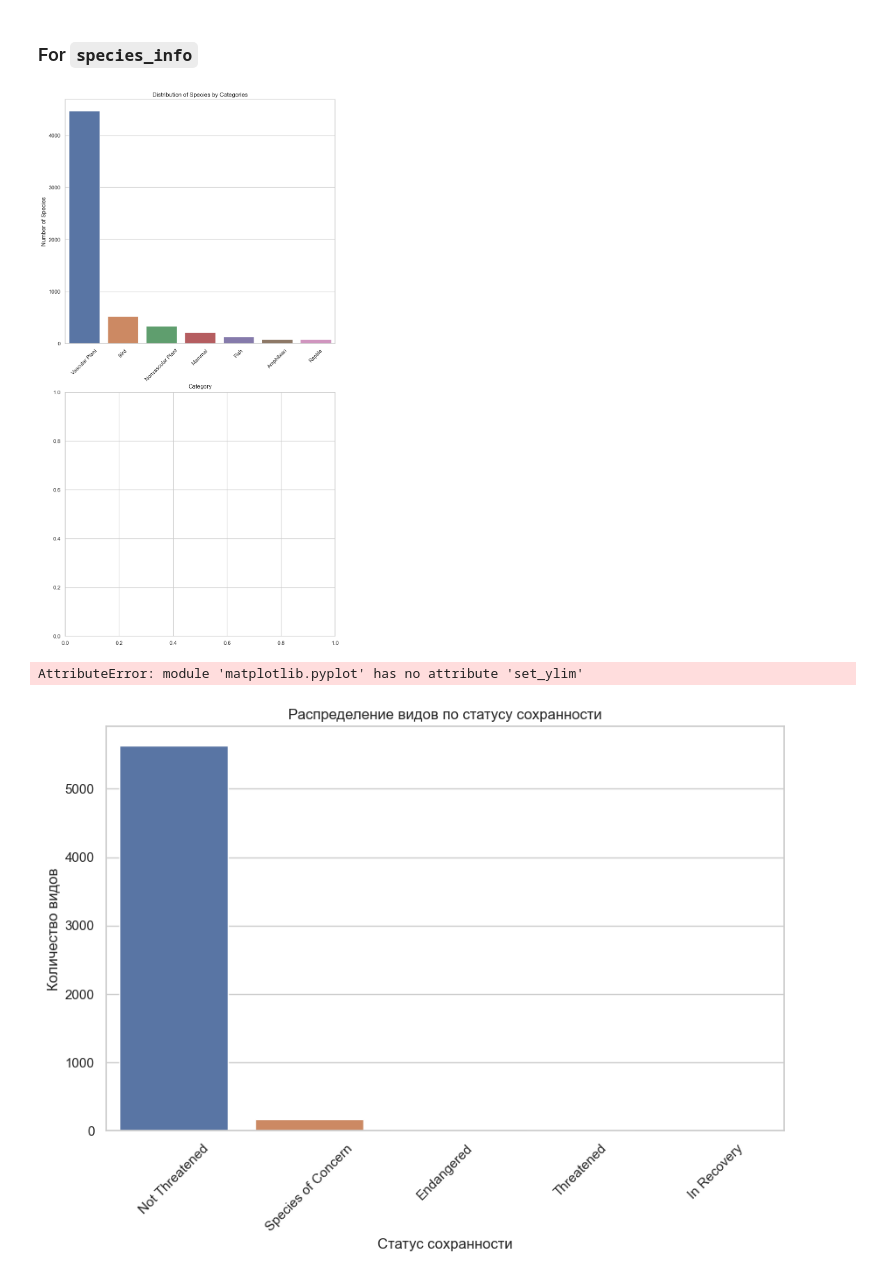
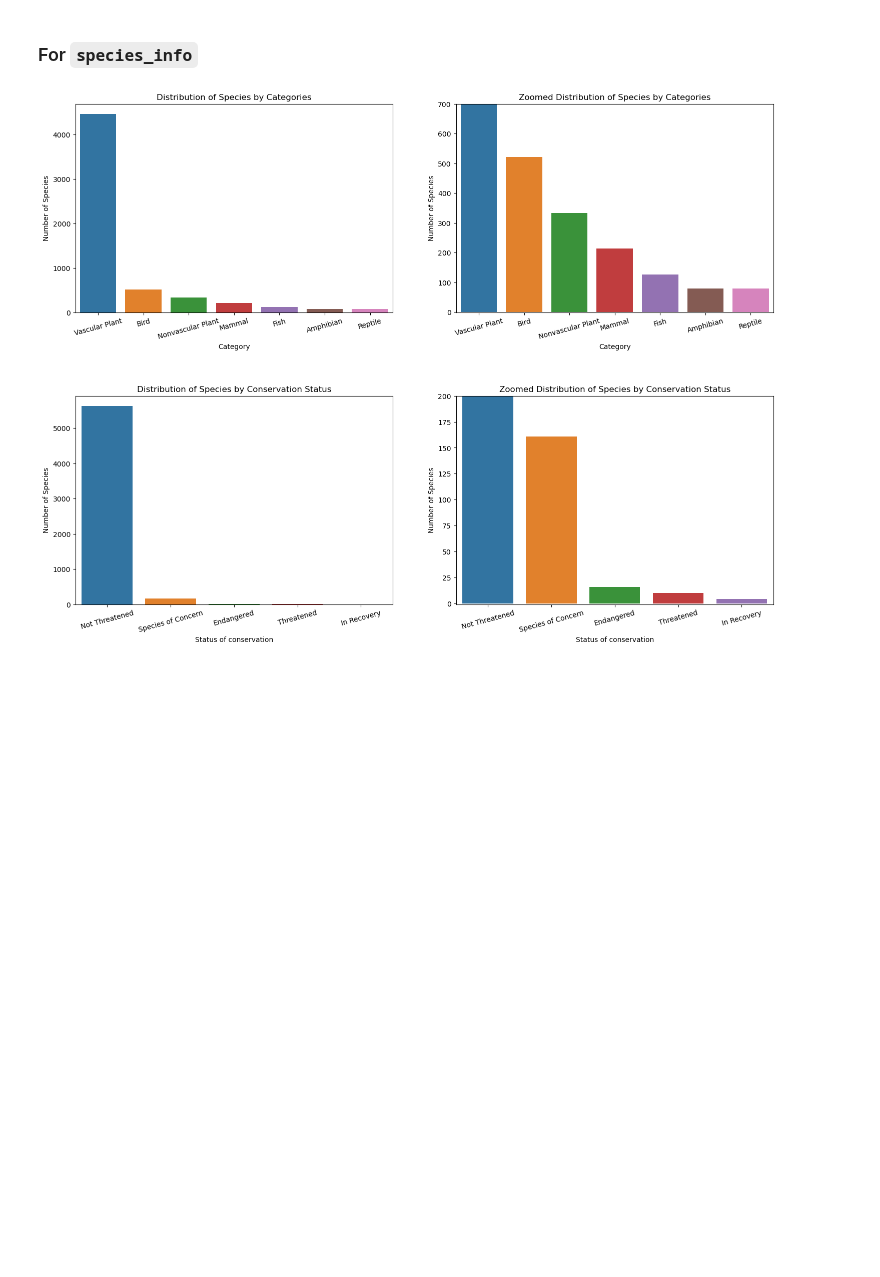
Before and after one commit to S0la1re/Biodiversity-in-National-Parks, a Jupyter notebook: biodiversity.ipynb, the cells around one changed output. Drawn from its saved outputs; the diff is of its cells as text; code cells hidden in the pictures; blank space fills up the shorter version.

```diff
--- a/biodiversity.ipynb
+++ b/biodiversity.ipynb
@@ -211,30 +211,46 @@ plt.show()
 # %% [markdown]
 ### For `species_info`
 # %%
-fig, axes = plt.subplots(2, 1, figsize=(10, 20))
+fig, axes = plt.subplots(nrows=2, ncols=2, figsize=(18, 13))
 
 # Visualization for 'category'
 category_counts = species_info['category'].value_counts()
-sns.barplot(ax=axes[0], x=category_counts.index, y=category_counts.values)
-axes[0].set_title('Distribution of Species by Categories')
-axes[0].set_xlabel('Category')
-axes[0].set_ylabel('Number of Species')
-axes[0].tick_params(axis='x', rotation=45)
+sns.barplot(ax=axes[0, 0], x=category_counts.index, y=category_counts.values)
+axes[0, 0].set_title('Distribution of Species by Categories')
+axes[0, 0].set_xlabel('Category')
+axes[0, 0].set_ylabel('Number of Species')
+axes[0, 0].tick_params(axis='x', rotation=15)
 
-'''
+
+# Visualization for 'category'
+sns.barplot(ax=axes[0, 1], x=category_counts.index, y=category_counts.values)
+axes[0, 1].set_title('Zoomed Distribution of Species by Categories')
+axes[0, 1].set_xlabel('Category')
+axes[0, 1].set_ylabel('Number of Species')
+axes[0, 1].set_ylim(-1, 700)
+axes[0, 1].tick_params(axis='x', rotation=15)
+
+
 # Visualization for 'conservation_status'
+
 conservation_status_counts = species_info['conservation_status'].value_counts()
-sns.barplot(ax=axes[1], x=conservation_status_counts.index, y=conservation_status_counts.values)
-axes[1].set_title('Distribution of Species by Conservation Status')
-axes[1].set_xlabel('Conservation Status')
-axes[1].set_ylabel('Number of Species')
-axes[1].tick_params(axis='x', rotation=45)
-axes[1].set_ylim(-1, 500) # Установка границ для оси Y от -1 до 1
+sns.barplot(ax=axes[1, 0], x=conservation_status_counts.index, y=conservation_status_counts.values)
+axes[1, 0].set_title('Distribution of Species by Conservation Status')
+axes[1, 0].set_xlabel('Status of conservation')
+axes[1, 0].set_ylabel('Number of Species')
+axes[1, 0].tick_params(axis='x', rotation=15)
+
+
+#Zoomed visualization of 'conservation_status'
+
+sns.barplot(ax=axes[1, 1], x=conservation_status_counts.index, y=conservation_status_counts.values)
+axes[1, 1].set_title('Zoomed Distribution of Species by Conservation Status')
+axes[1, 1].set_xlabel('Status of conservation')
+axes[1, 1].set_ylabel('Number of Species')
+axes[1, 1].set_ylim(-1, 200)
+axes[1, 1].tick_params(axis='x', rotation=15)
 
 plt.subplots_adjust(hspace=0.4)
-'''
 plt.show()
 # %% [output]
-[figure, old version]
+[figure, new version]
-AttributeError: module 'matplotlib.pyplot' has no attribute 'set_ylim'
-[figure, removed]
```
Also changed, not shown: parts of 1 cell of this notebook.
